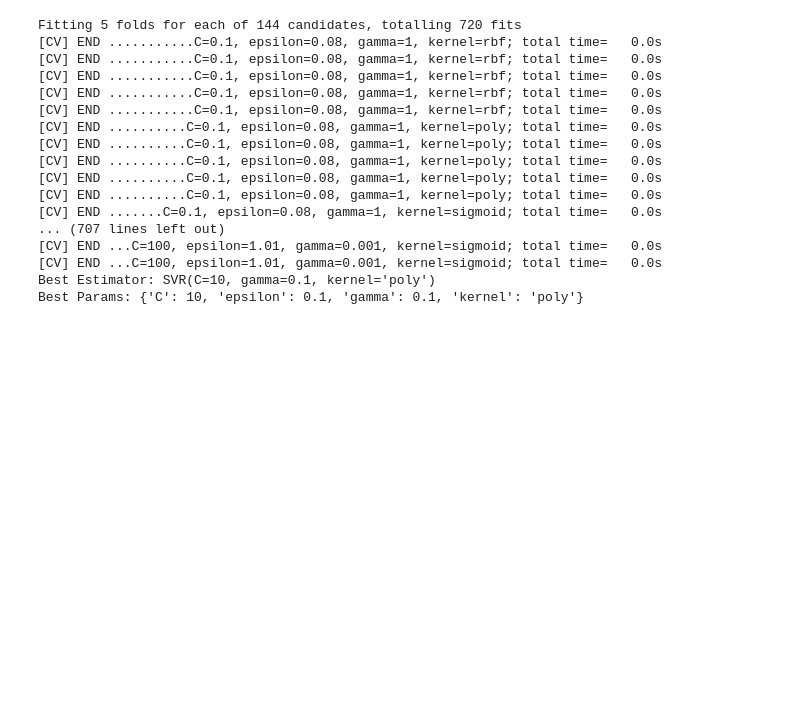
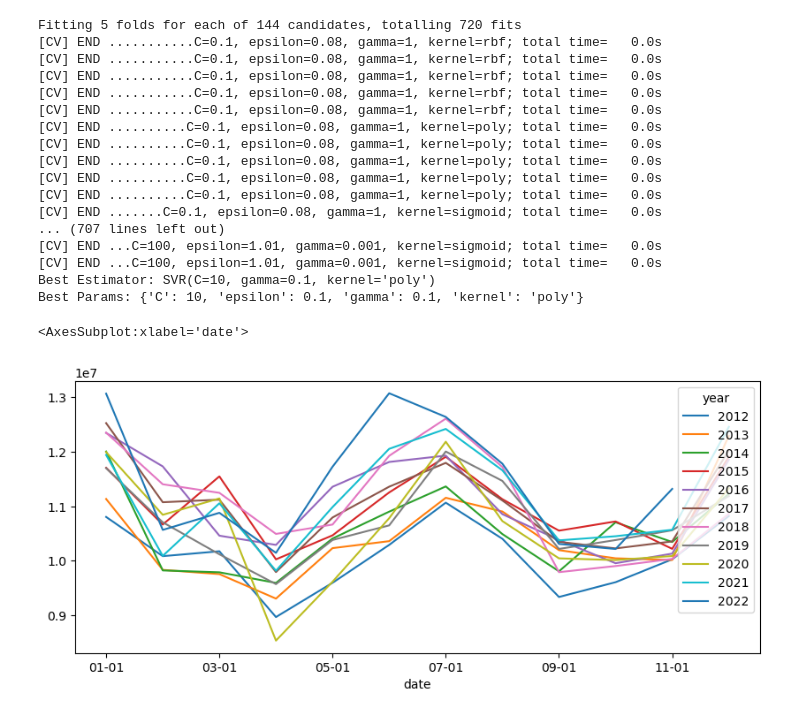
Before and after one commit to colmo786/energy_demand, a Jupyter notebook: python/ED_monthly_dag.ipynb, the cells around one changed output. Drawn from its saved outputs; the diff is of its cells as text; code cells hidden in the pictures; blank space fills up the shorter version.

```diff
--- a/python/ED_monthly_dag.ipynb
+++ b/python/ED_monthly_dag.ipynb
@@ -1959,3 +1959,12 @@ Fitting 5 folds for each of 144 candidates, totalling 720 fits
 [CV] END ...C=100, epsilon=1.01, gamma=0.001, kernel=sigmoid; total time=   0.0s
 Best Estimator: SVR(C=10, gamma=0.1, kernel='poly')
 Best Params: {'C': 10, 'epsilon': 0.1, 'gamma': 0.1, 'kernel': 'poly'}
+# %%
+df = df_mdemand.copy()
+df['year'] = df.month.dt.year
+df['date'] = df.month.dt.strftime('%m-%d')
+unstacked = df.set_index(['year', 'date']).hist_value.unstack(-2)
+unstacked.plot(figsize=(10, 4))
+# %% [output]
+<AxesSubplot:xlabel='date'>
+[figure, added]
```
Also changed, not shown: parts of 2 cells of this notebook, 4 other files.
